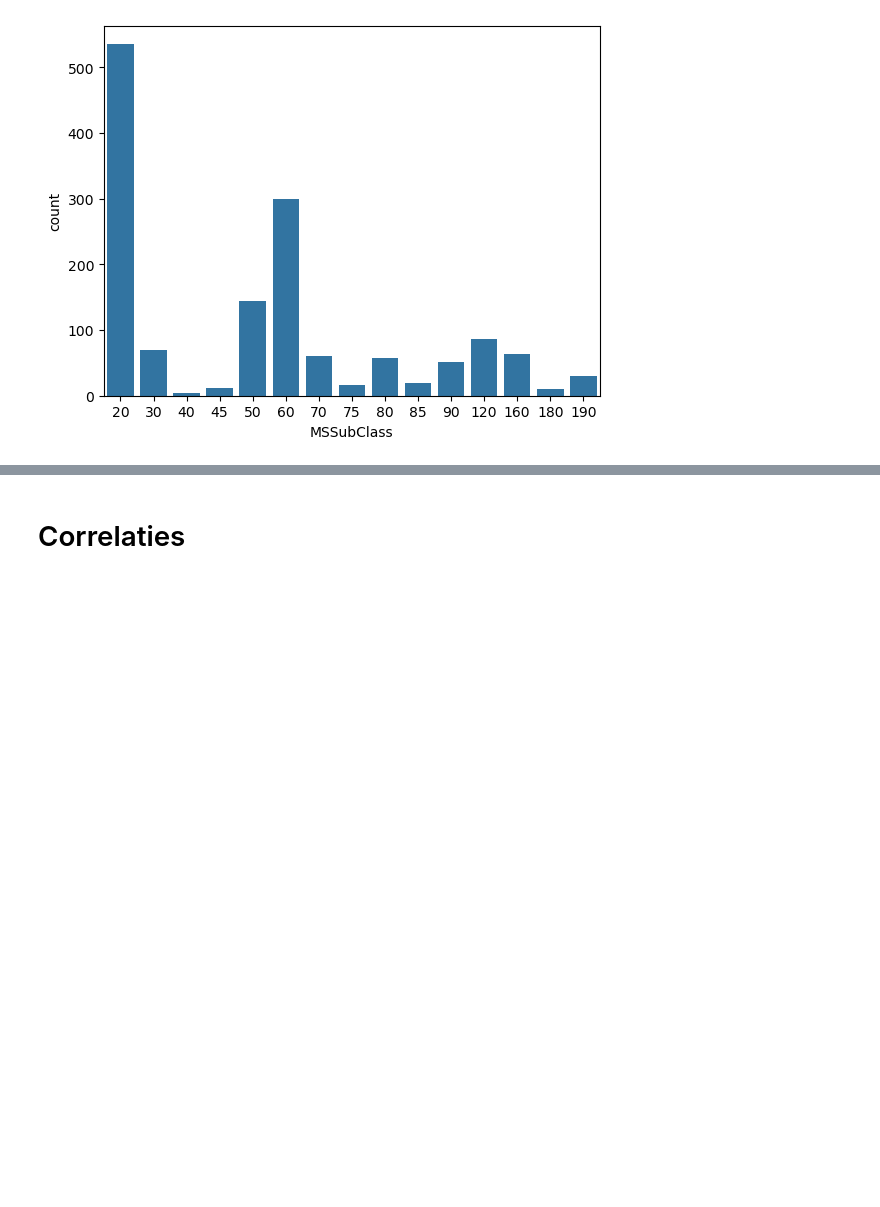
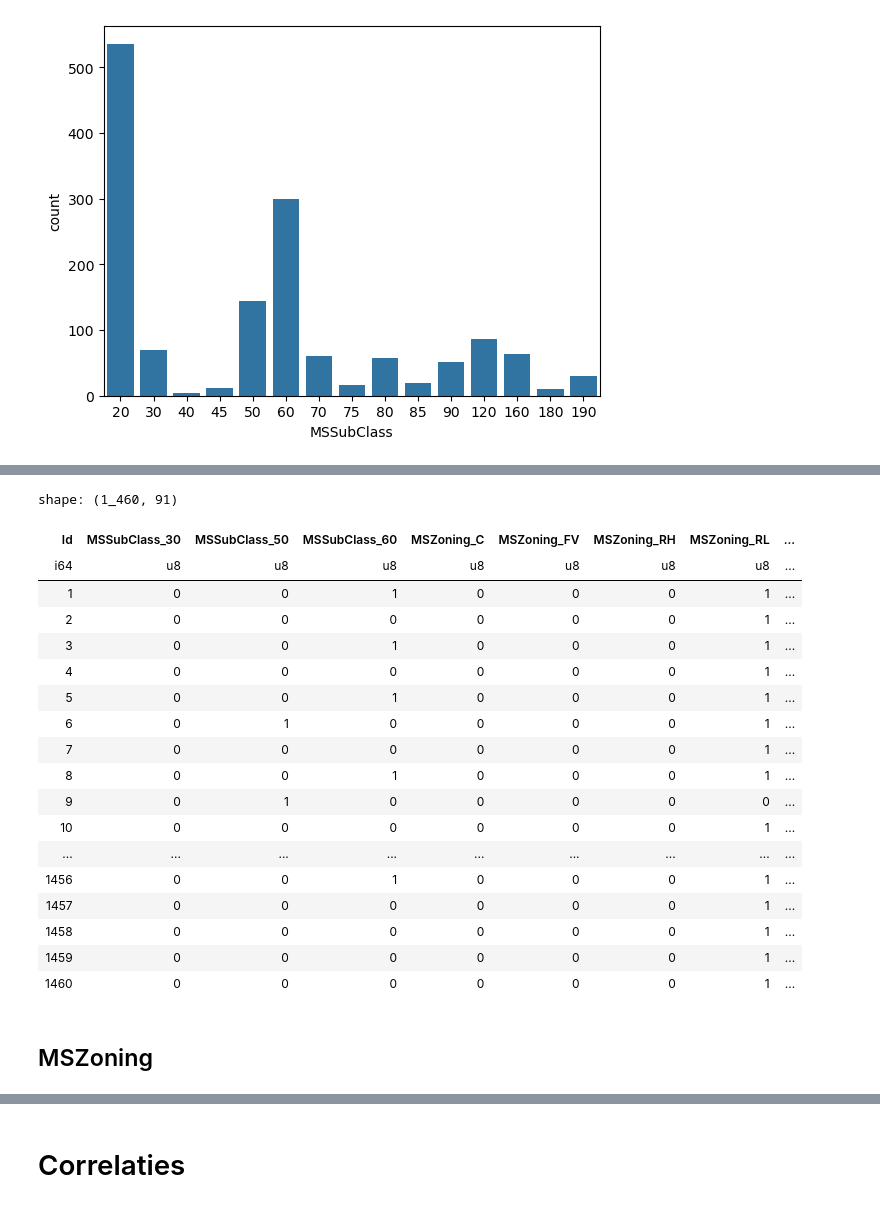
Before and after one commit to Repsajsov/Kaggle, a Jupyter notebook: HousePrices/eda.ipynb, the cells around one changed output, grey strips where cells are left out. Drawn from its saved outputs; the diff is of its cells as text; code cells hidden in the pictures; blank space fills up the shorter version.

Commit message:
learning a bit about correlations.

```diff
--- a/HousePrices/eda.ipynb
+++ b/HousePrices/eda.ipynb
@@ -64,0 +70,24 @@ shape: (1, 10)
+# %%
+from scipy import stats
+
+index = []
+correlations = []
+p_values = []
+for column in mssubclass_columns:
+    x = df[column].to_numpy()
+    y = df["SalePrice"].to_numpy()
+
+    correlation, p_value = stats.pointbiserialr(x, y)
+    index.append(column)
+    correlations.append(round(correlation, 2))
+    p_values.append(round(p_value, 3))
+
+
+corr_df = pl.DataFrame({
+    "Variable": index,
+    "Correlation": correlations,
+    "PValue": p_values
+})
+
+corr_df = corr_df.filter((pl.col("PValue") < 0.05) & (pl.col("Correlation").abs() > 0.15)).sort("Correlation")
+corr_df.sort("Correlation", descending=True)
@@ -64,0 +110,24 @@ shape: (1, 10)
+# %%
+df.drop([variable for variable in mssubclass_columns if variable not in corr_df["Variable"]])
+# %% [output]
+shape: (1_460, 91)
+| Id | MSSubClass_30 | MSSubClass_50 | MSSubClass_60 | MSZoning_C | MSZoning_FV | MSZoning_RH | MSZoning_RL | ... |
+| i64 | u8 | u8 | u8 | u8 | u8 | u8 | u8 | ... |
+| 1 | 0 | 0 | 1 | 0 | 0 | 0 | 1 | ... |
+| 2 | 0 | 0 | 0 | 0 | 0 | 0 | 1 | ... |
+| 3 | 0 | 0 | 1 | 0 | 0 | 0 | 1 | ... |
+| 4 | 0 | 0 | 0 | 0 | 0 | 0 | 1 | ... |
+| 5 | 0 | 0 | 1 | 0 | 0 | 0 | 1 | ... |
+| 6 | 0 | 1 | 0 | 0 | 0 | 0 | 1 | ... |
+| 7 | 0 | 0 | 0 | 0 | 0 | 0 | 1 | ... |
+| 8 | 0 | 0 | 1 | 0 | 0 | 0 | 1 | ... |
+| 9 | 0 | 1 | 0 | 0 | 0 | 0 | 0 | ... |
+| 10 | 0 | 0 | 0 | 0 | 0 | 0 | 1 | ... |
+| ... | ... | ... | ... | ... | ... | ... | ... | ... |
+| 1456 | 0 | 0 | 1 | 0 | 0 | 0 | 1 | ... |
+| 1457 | 0 | 0 | 0 | 0 | 0 | 0 | 1 | ... |
+| 1458 | 0 | 0 | 0 | 0 | 0 | 0 | 1 | ... |
+| 1459 | 0 | 0 | 0 | 0 | 0 | 0 | 1 | ... |
+| 1460 | 0 | 0 | 0 | 0 | 0 | 0 | 1 | ... |
+# %% [markdown]
+## MSZoning
```
Also changed, not shown: parts of 10 cells of this notebook.
